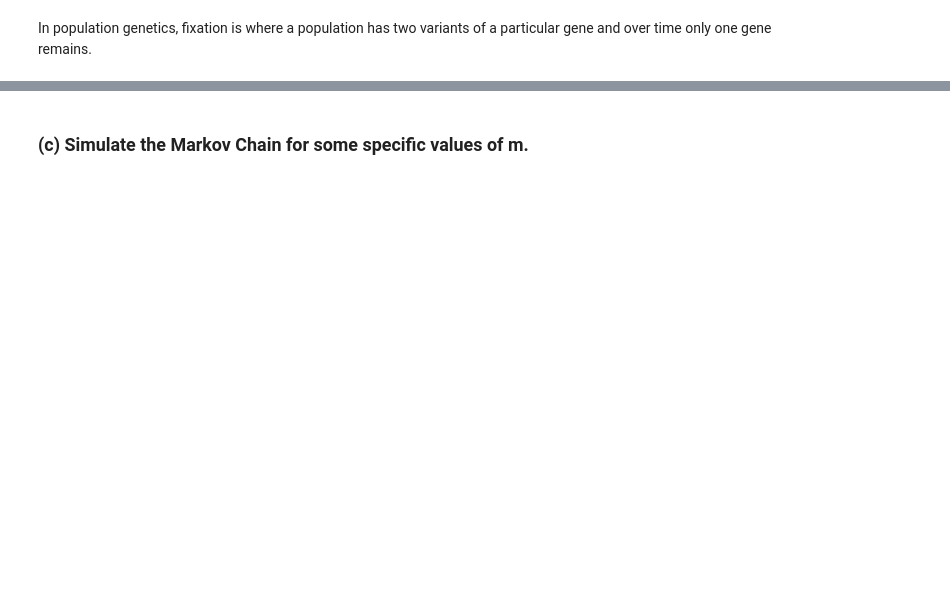
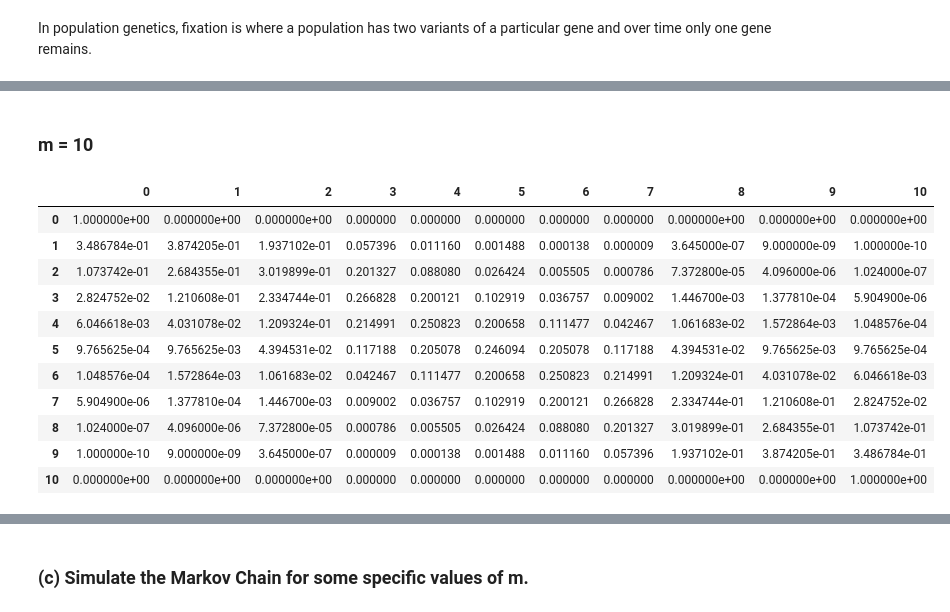
Before and after one commit to mwboiss/Stochastic_Process_Project_3, a Jupyter notebook: Proj_3.ipynb, the cells around one changed output, grey strips where cells are left out. Drawn from its saved outputs; the diff is of its cells as text; code cells hidden in the pictures; blank space fills up the shorter version.

```diff
--- a/Proj_3.ipynb
+++ b/Proj_3.ipynb
@@ -74,3 +63,19 @@ We have three classes {0}, {1,2,...*m*-1}, and {*m*}
+# %%
+# Create Transition Matrix
+def create_transition_matrix(m):
+    # create a matrix of all zeros of the desired size
+    transition_matrix = np.zeros((m+1, m+1))
+
+    # iterate through lists to get probabilities of all starting and next states
+    # row = i or starting state, col = j or next state
+    for row in range(m+1):
+        for col in range(m+1):
+
+            # Assign probabilites
+            transition_matrix[row, col] = comb(m,col) * (row/m)**col * ((m-row)/m)**(m-col)
+
+    # return a dataframe with the desired transition matrix
+    return pd.DataFrame(transition_matrix, columns = list(range(m+1)), index = list(range(m+1)))
 # %% [markdown]
 ## Solutions
 # %% [markdown]
@@ -94,0 +166,3 @@ cdf as j approaches m ???????????
+# %%
+def matrix_power(m, n):
+    return pd.DataFrame(matpow(create_transition_matrix(m),n))
@@ -94,0 +203,17 @@ cdf as j approaches m ???????????
+# %% [markdown]
+### m = 10
+# %%
+matrix_power(m=10, n=1)
+# %% [output]
+|  | 0 | 1 | 2 | 3 | 4 | 5 | 6 | 7 | 8 | 9 | 10 |
+| 0 | 1.000000e+00 | 0.000000e+00 | 0.000000e+00 | 0.000000 | 0.000000 | 0.000000 | 0.000000 | 0.000000 | 0.000000e+00 | 0.000000e+00 | 0.000000e+00 |
+| 1 | 3.486784e-01 | 3.874205e-01 | 1.937102e-01 | 0.057396 | 0.011160 | 0.001488 | 0.000138 | 0.000009 | 3.645000e-07 | 9.000000e-09 | 1.000000e-10 |
+| 2 | 1.073742e-01 | 2.684355e-01 | 3.019899e-01 | 0.201327 | 0.088080 | 0.026424 | 0.005505 | 0.000786 | 7.372800e-05 | 4.096000e-06 | 1.024000e-07 |
+| 3 | 2.824752e-02 | 1.210608e-01 | 2.334744e-01 | 0.266828 | 0.200121 | 0.102919 | 0.036757 | 0.009002 | 1.446700e-03 | 1.377810e-04 | 5.904900e-06 |
+| 4 | 6.046618e-03 | 4.031078e-02 | 1.209324e-01 | 0.214991 | 0.250823 | 0.200658 | 0.111477 | 0.042467 | 1.061683e-02 | 1.572864e-03 | 1.048576e-04 |
+| 5 | 9.765625e-04 | 9.765625e-03 | 4.394531e-02 | 0.117188 | 0.205078 | 0.246094 | 0.205078 | 0.117188 | 4.394531e-02 | 9.765625e-03 | 9.765625e-04 |
+| 6 | 1.048576e-04 | 1.572864e-03 | 1.061683e-02 | 0.042467 | 0.111477 | 0.200658 | 0.250823 | 0.214991 | 1.209324e-01 | 4.031078e-02 | 6.046618e-03 |
+| 7 | 5.904900e-06 | 1.377810e-04 | 1.446700e-03 | 0.009002 | 0.036757 | 0.102919 | 0.200121 | 0.266828 | 2.334744e-01 | 1.210608e-01 | 2.824752e-02 |
+| 8 | 1.024000e-07 | 4.096000e-06 | 7.372800e-05 | 0.000786 | 0.005505 | 0.026424 | 0.088080 | 0.201327 | 3.019899e-01 | 2.684355e-01 | 1.073742e-01 |
+| 9 | 1.000000e-10 | 9.000000e-09 | 3.645000e-07 | 0.000009 | 0.000138 | 0.001488 | 0.011160 | 0.057396 | 1.937102e-01 | 3.874205e-01 | 3.486784e-01 |
+| 10 | 0.000000e+00 | 0.000000e+00 | 0.000000e+00 | 0.000000 | 0.000000 | 0.000000 | 0.000000 | 0.000000 | 0.000000e+00 | 0.000000e+00 | 1.000000e+00 |
```
Also changed, not shown: parts of 50 cells of this notebook.
